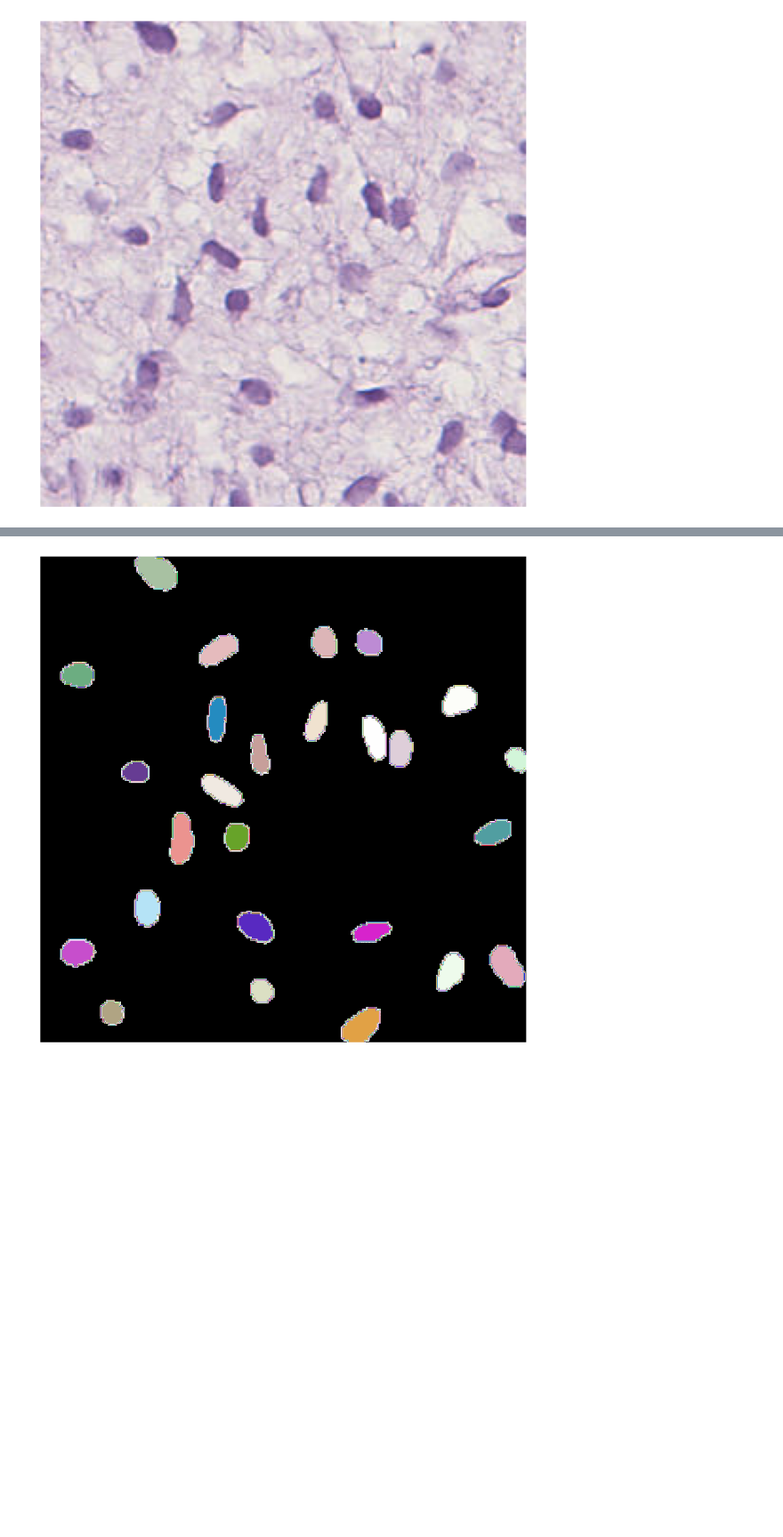
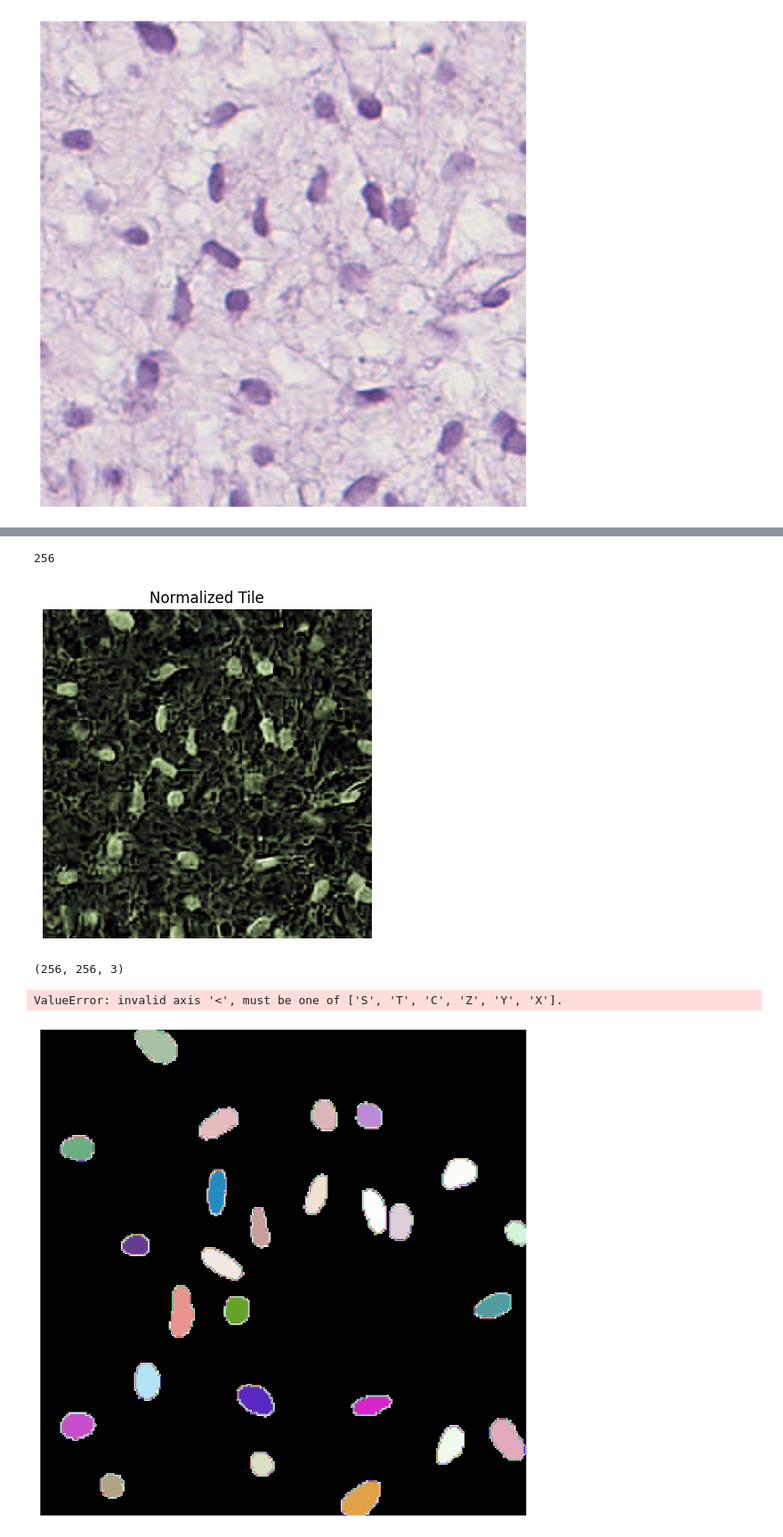
Before and after one commit to donniekramer8/Nuclei-seg-collection, a Jupyter notebook: stardist/StarDist_segment_tiles.ipynb, the cells around one changed output, grey strips where cells are left out. Shown at 89% size. Drawn from its saved outputs; the diff is of its cells as text; code cells hidden in the pictures; blank space fills up the shorter version.

```diff
--- a/stardist/StarDist_segment_tiles.ipynb
+++ b/stardist/StarDist_segment_tiles.ipynb
@@ -186,5 +191,28 @@ normalizer = MyNormalizer(mi, ma)
+# %%
+# using h channel extraction:
+
+from normalizeStaining4 import normalizeStaining
+
+img = np.array(tile_im)
+print(len(img))
+Inorm, H, E = normalizeStaining(img)
+
+# Display the normalized image
+plt.imshow(H.__invert__())
+plt.title('Normalized Tile')
+plt.axis('off')
+plt.show()
+# %% [output]
+256
+[figure, added]
+# %%
+H.shape
+# %% [output]
+(256, 256, 3)
 # %%
-labels, polys = model.predict_instances(tile_im, normalizer=normalizer)
+labels, polys = model.predict_instances(tile_im, normalizer)
+# %% [output]
+ValueError: invalid axis '<', must be one of ['S', 'T', 'C', 'Z', 'Y', 'X'].
 # %%
 show_tile(labels, cmap = cmap)
 # %% [output]
```
Also changed, not shown: parts of 20 cells of this notebook, 1 other file.
